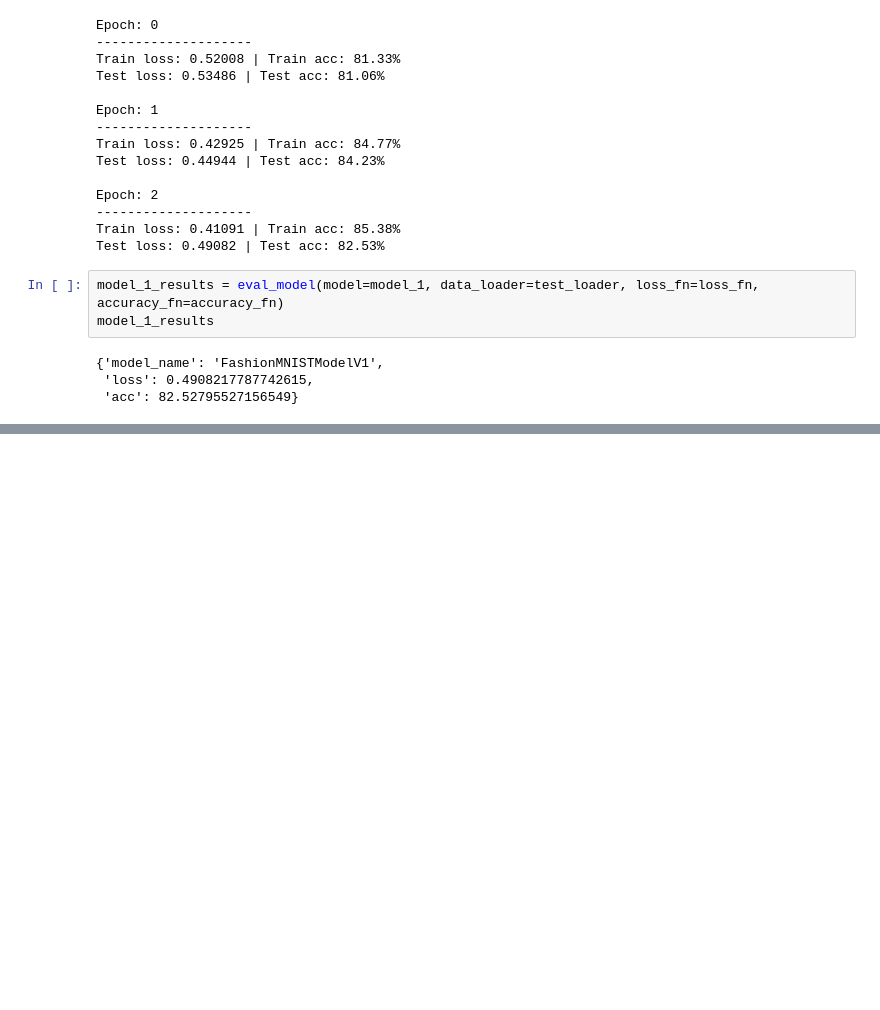
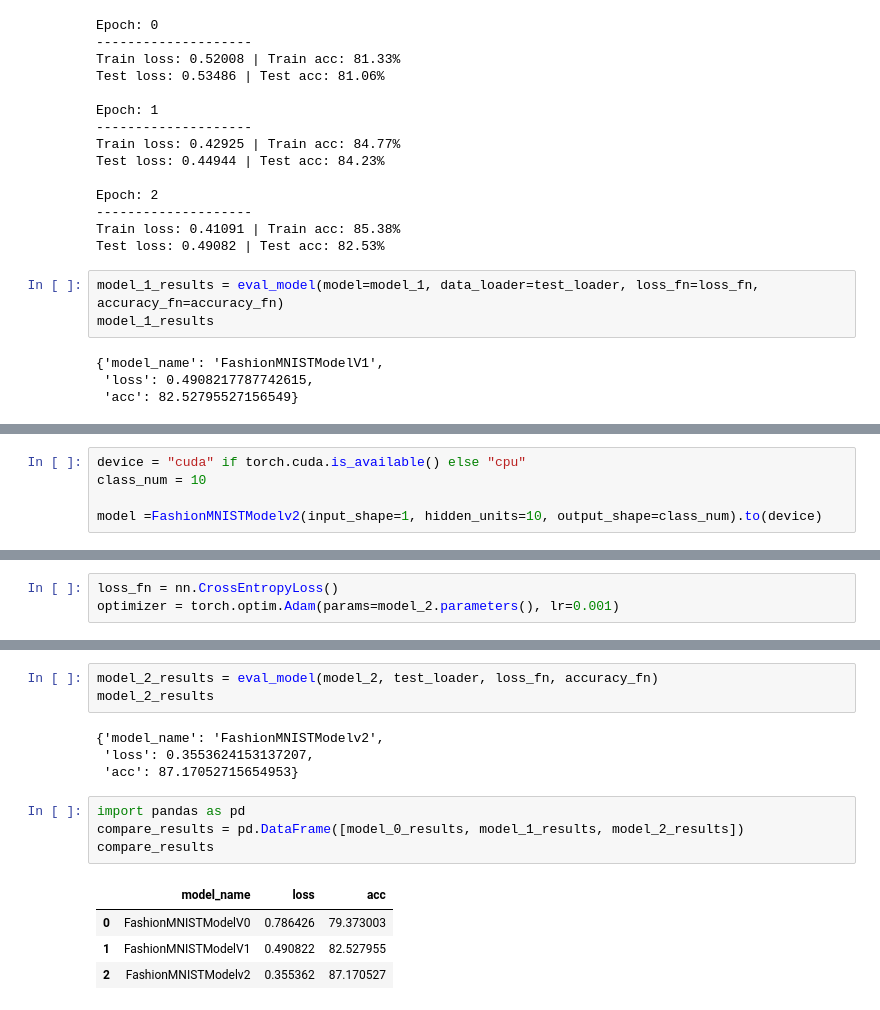
Before and after one commit to kjs2109/ZTM_PyTorch, a Jupyter notebook: PyTorch/03_PyTorch_Computer_Vision.ipynb, the cells around one changed output, grey strips where cells are left out. Saved outputs shown, nothing was run; the diff lists cells and outputs as text; blank space fills up the shorter version.

```diff
--- a/PyTorch/03_PyTorch_Computer_Vision.ipynb
+++ b/PyTorch/03_PyTorch_Computer_Vision.ipynb
@@ -457,0 +535,5 @@ model_0_results
+# %%
+device = "cuda" if torch.cuda.is_available() else "cpu"
+class_num = 10
+
+model =FashionMNISTModelv2(input_shape=1, hidden_units=10, output_shape=class_num).to(device)
@@ -457,0 +585,3 @@ model_0_results
+# %%
+loss_fn = nn.CrossEntropyLoss()
+optimizer = torch.optim.Adam(params=model_2.parameters(), lr=0.001)
@@ -457,0 +620,16 @@ model_0_results
+# %%
+model_2_results = eval_model(model_2, test_loader, loss_fn, accuracy_fn)
+model_2_results
+# %% [output]
+{'model_name': 'FashionMNISTModelv2',
+ 'loss': 0.3553624153137207,
+ 'acc': 87.17052715654953}
+# %%
+import pandas as pd
+compare_results = pd.DataFrame([model_0_results, model_1_results, model_2_results])
+compare_results
+# %% [output]
+|  | model_name | loss | acc |
+| 0 | FashionMNISTModelV0 | 0.786426 | 79.373003 |
+| 1 | FashionMNISTModelV1 | 0.490822 | 82.527955 |
+| 2 | FashionMNISTModelv2 | 0.355362 | 87.170527 |
```
Also changed, not shown: parts of 23 cells of this notebook.
